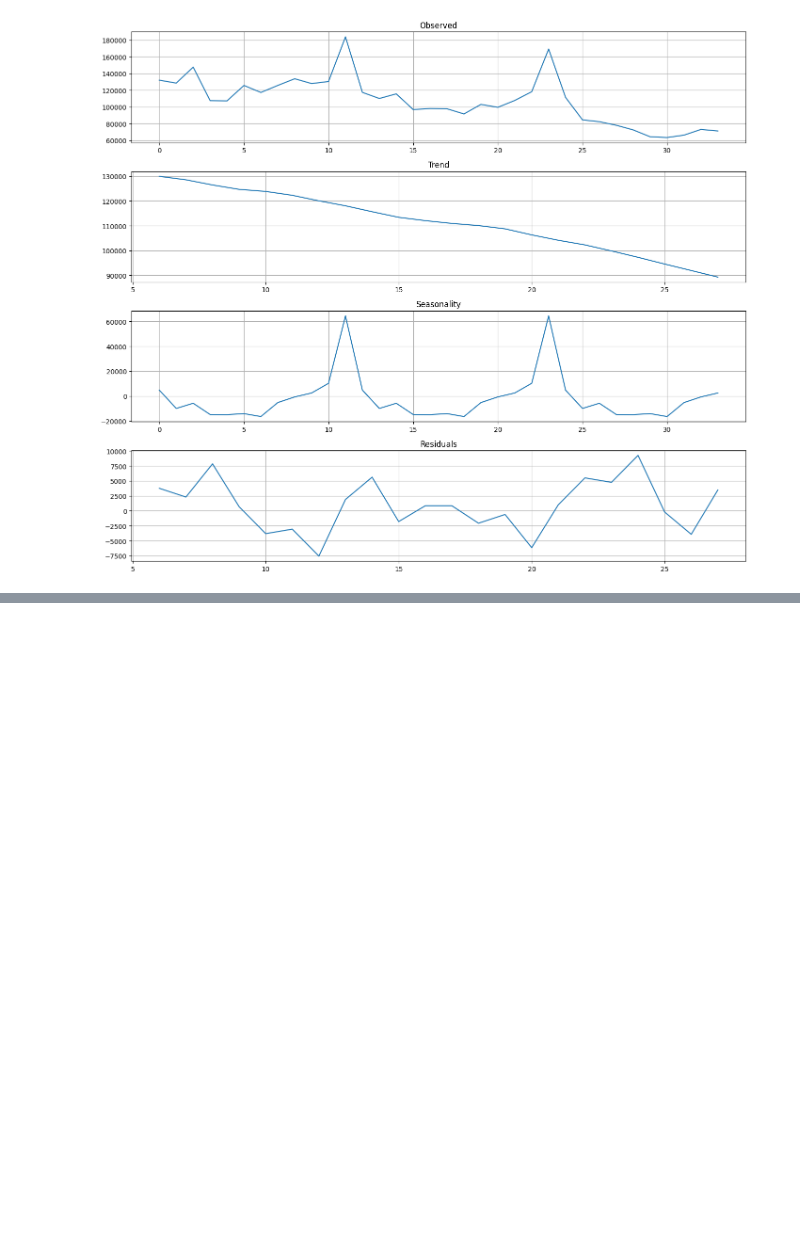
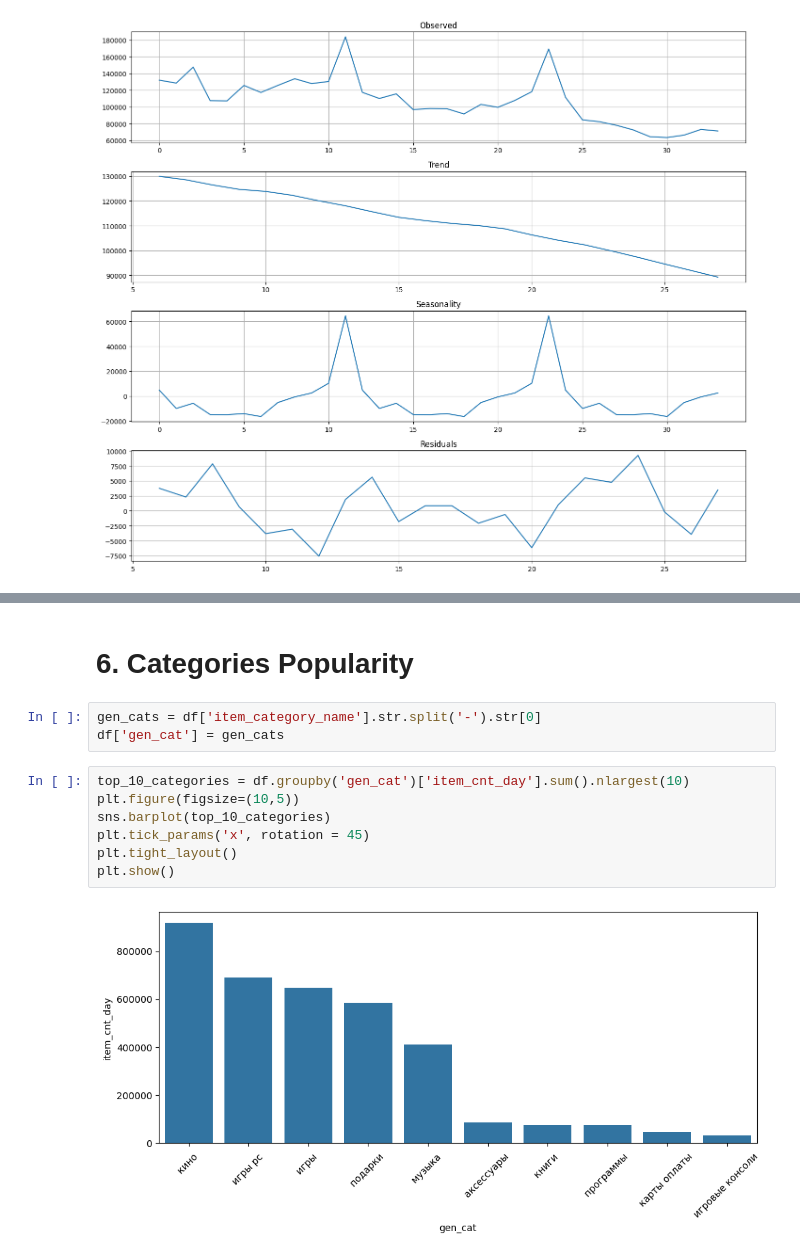
Before and after one commit to Dybal-Ilia/Innowise-Dybal, a Jupyter notebook: notebooks/EDA.ipynb, the cells around one changed output, grey strips where cells are left out. Cells and saved outputs as stored; diff of their text form; blank space fills up the shorter version.

```diff
--- a/notebooks/EDA.ipynb
+++ b/notebooks/EDA.ipynb
@@ -213,0 +295,14 @@ plt.show()
+# %% [markdown]
+# 6. Categories Popularity
+# %%
+gen_cats = df['item_category_name'].str.split('-').str[0]
+df['gen_cat'] = gen_cats
+# %%
+top_10_categories = df.groupby('gen_cat')['item_cnt_day'].sum().nlargest(10)
+plt.figure(figsize=(10,5))
+sns.barplot(top_10_categories)
+plt.tick_params('x', rotation = 45)
+plt.tight_layout()
+plt.show()
+# %% [output]
+[figure, added]
```
Also changed, not shown: parts of 17 cells of this notebook.
